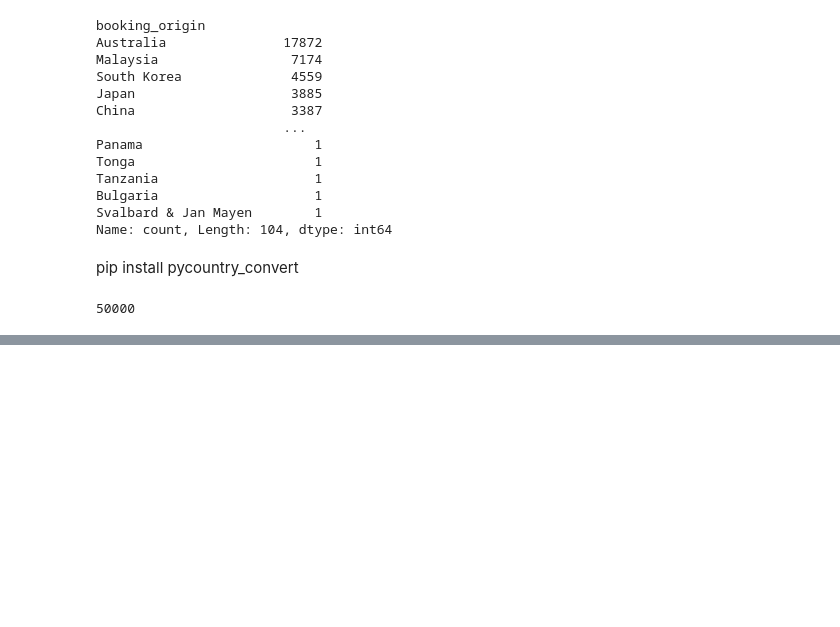
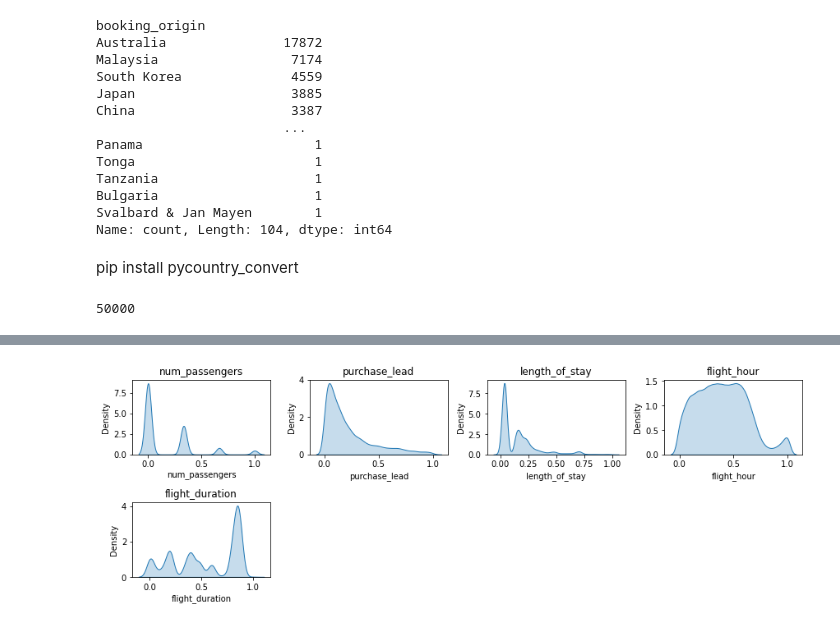
Before and after one commit to BhuvanJoshi007/British_airways_ML_classification, a Jupyter notebook: BA_Machine_learning.ipynb, the cells around one changed output, grey strips where cells are left out. Saved outputs shown, nothing was run; the diff lists cells and outputs as text; code cells hidden in the pictures; blank space fills up the shorter version.

```diff
--- a/BA_Machine_learning.ipynb
+++ b/BA_Machine_learning.ipynb
@@ -227,0 +294,24 @@ df.drop(["booking_origin"], axis = 1, inplace=True)
+# %%
+from sklearn.preprocessing import Normalizer
+
+num_max = df[num].max()
+num_min = df[num].min()
+
+num_features = (df[num] - num_min) / (num_max - num_min)
+num_features.head()
+
+df[num] = num_features
+# %%
+# Create a new figure
+plt.figure(figsize=(12, 8))
+
+# Loop through the numerical columns and create KDE plots
+for i, column in enumerate(numerical_columns, 1):
+    plt.subplot(num_rows, num_cols, i)
+    sns.kdeplot(data=df[num][column], shade=True)  # Create KDE plots for each column
+    plt.title(column)  # Set the column name as the title
+    plt.tight_layout()
+
+plt.show()
+# %% [output]
+[figure, added]
```
Also changed, not shown: parts of 6 cells of this notebook.
